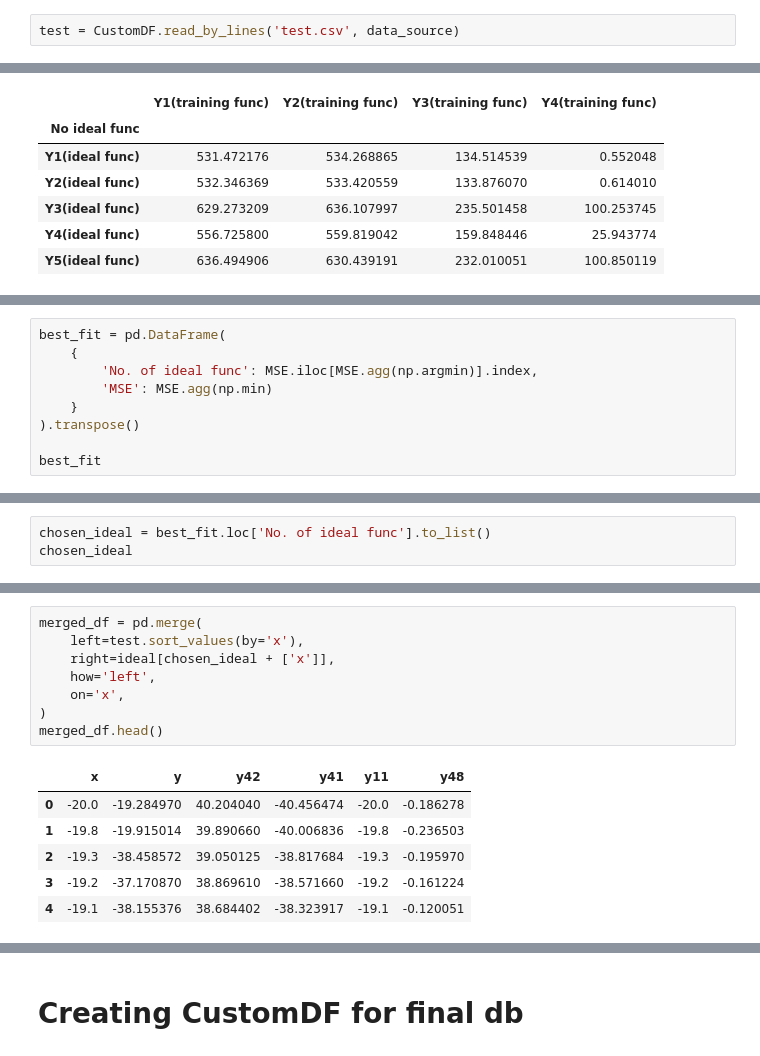
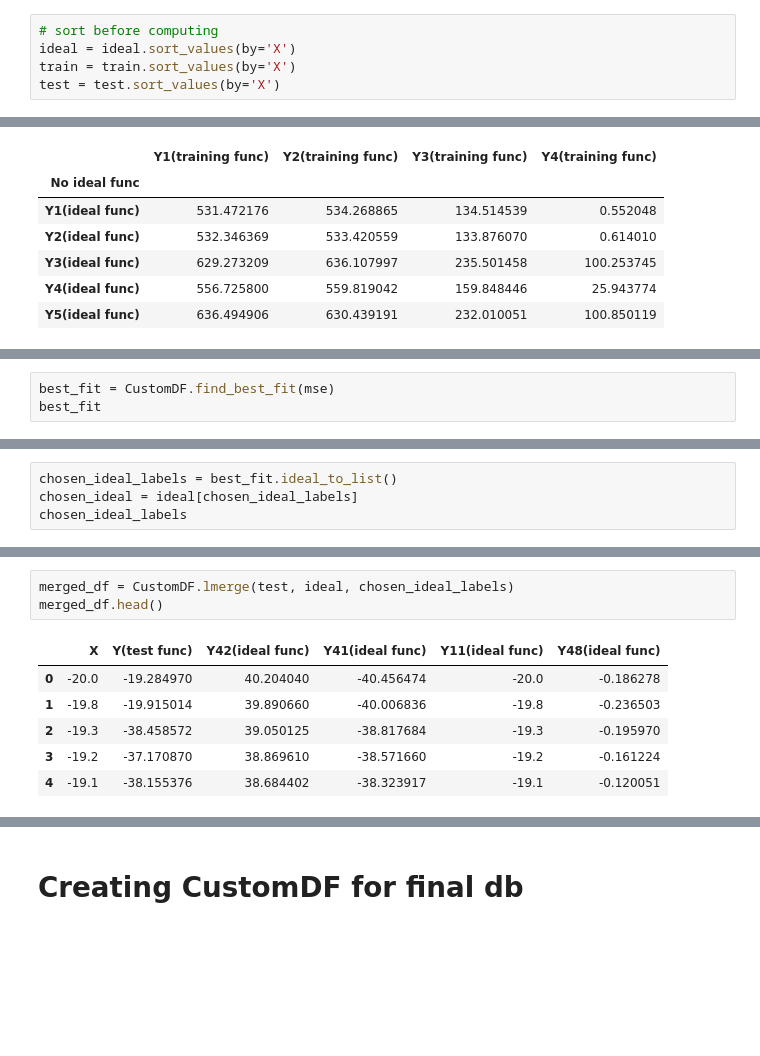
Before and after one commit to Fful/pyprog-course-WA, a Jupyter notebook: data_processing.ipynb, the cells around one changed output, grey strips where cells are left out. Saved outputs shown, nothing was run; the diff lists cells and outputs as text; blank space fills up the shorter version.

```diff
--- a/data_processing.ipynb
+++ b/data_processing.ipynb
@@ -231,2 +318,5 @@ ideal = CustomDF.read_sql_query('SELECT * FROM "The ideal functions"', url_objec
-# %%
-test = CustomDF.read_by_lines('test.csv', data_source)
+# %%
+# sort before computing
+ideal = ideal.sort_values(by='X')
+train = train.sort_values(by='X')
+test = test.sort_values(by='X')
@@ -261,12 +366,6 @@ plt.tight_layout()
 # %% [output]
 [figure]
 # %%
-best_fit = pd.DataFrame(
-    {
-        'No. of ideal func': MSE.iloc[MSE.agg(np.argmin)].index,
-        'MSE': MSE.agg(np.min)
-    }
-).transpose()
-
+best_fit = CustomDF.find_best_fit(mse)
 best_fit
 # %% [output]
@@ -275,5 +374,6 @@ best_fit
 | MSE | 0.085616 | 0.089005 | 0.074655 | 0.079909 |
 # %%
-chosen_ideal = best_fit.loc['No. of ideal func'].to_list()
-chosen_ideal
+chosen_ideal_labels = best_fit.ideal_to_list()
+chosen_ideal = ideal[chosen_ideal_labels]
+chosen_ideal_labels
 # %% [output]
@@ -309,13 +385,8 @@ plot_test_to_ideal(ideal_chosen=ideal[chosen_ideal], train=train_lables)
 # %%
-merged_df = pd.merge(
-    left=test.sort_values(by='x'),
-    right=ideal[chosen_ideal + ['x']],
-    how='left',
-    on='x',
-)
+merged_df = CustomDF.lmerge(test, ideal, chosen_ideal_labels)
 merged_df.head()
 # %% [output]
-|  | x | y | y42 | y41 | y11 | y48 |
+|  | X | Y(test func) | Y42(ideal func) | Y41(ideal func) | Y11(ideal func) | Y48(ideal func) |
 | 0 | -20.0 | -19.284970 | 40.204040 | -40.456474 | -20.0 | -0.186278 |
 | 1 | -19.8 | -19.915014 | 39.890660 | -40.006836 | -19.8 | -0.236503 |
 | 2 | -19.3 | -38.458572 | 39.050125 | -38.817684 | -19.3 | -0.195970 |
```
Also changed, not shown: parts of 24 cells of this notebook.
